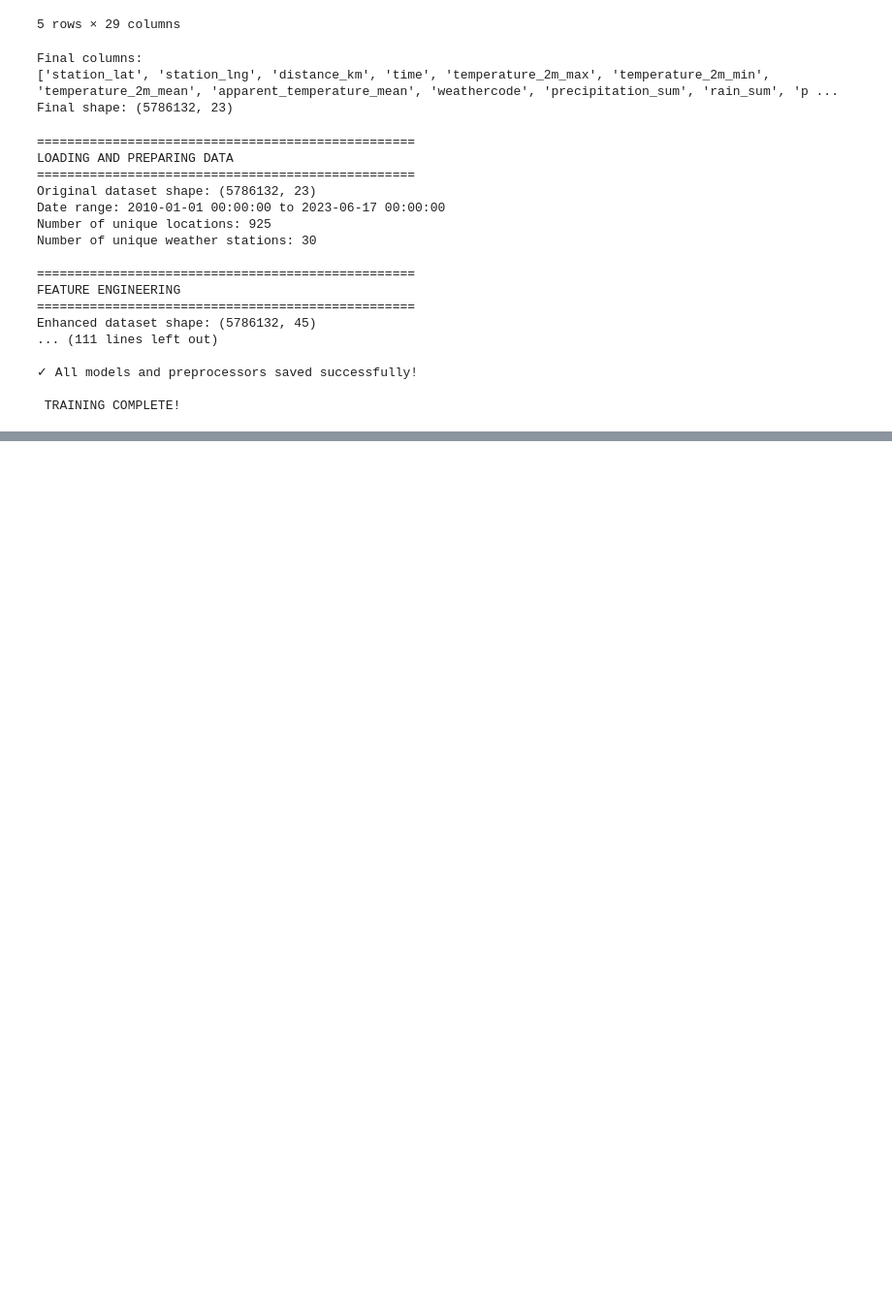
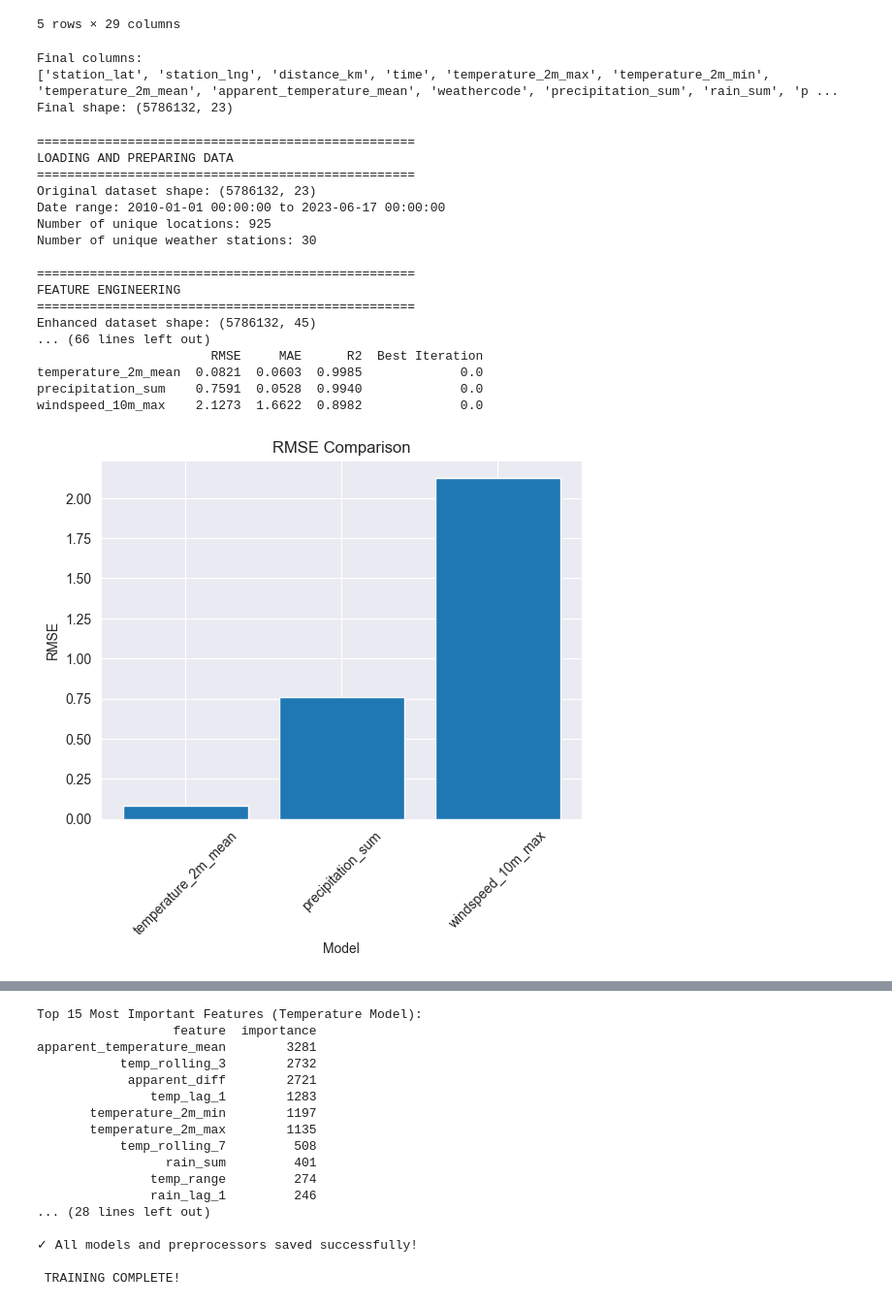
Before and after one commit to jaleel-muhiyadeen-206/AI-Powered-Intelligent-Tourism-Support-System, a Jupyter notebook: dataset_creating.ipynb, the cells around one changed output, grey strips where cells are left out. Shown at 97% size. Drawn from its saved outputs; the diff is of its cells as text; code cells hidden in the pictures; blank space fills up the shorter version.

```diff
--- a/dataset_creating.ipynb
+++ b/dataset_creating.ipynb
@@ -438,6 +438,35 @@ eval_df = pd.DataFrame(metrics).T
 print("\nModel Performance Summary:")
 print(eval_df.round(4))
 
+
+# ================= RMSE PLOT =================
+plt.figure()
+plt.bar(eval_df.index, eval_df["RMSE"])
+plt.title("RMSE Comparison")
+plt.ylabel("RMSE")
+plt.xlabel("Model")
+plt.xticks(rotation=45)
+plt.show()
+
+# ================= MAE PLOT =================
+plt.figure()
+plt.bar(eval_df.index, eval_df["MAE"])
+plt.title("MAE Comparison")
+plt.ylabel("MAE")
+plt.xlabel("Model")
+plt.xticks(rotation=45)
+plt.show()
+
+# ================= R² PLOT =================
+plt.figure()
+plt.bar(eval_df.index, eval_df["R2"])
+plt.title("R² Comparison")
+plt.ylabel("R² Score")
+plt.xlabel("Model")
+plt.xticks(rotation=45)
+plt.show()
+
+
 # Feature importance for temperature model
 print("\nTop 15 Most Important Features (Temperature Model):")
 feature_importance = pd.DataFrame({
@@ -540,35 +569,36 @@ print("SAVING MODELS FOR FUTURE USE")
 print("="*50)
 
 import joblib
 
 # Save models
 for target, model in models.items():
     model.save_model(f'lightgbm_model_{target}.txt')
     print(f"✓ Saved model: lightgbm_model_{target}.txt")
 
 # Save preprocessors
 joblib.dump(feature_cols, 'feature_columns.pkl')
 joblib.dump(le_district, 'label_encoder_district.pkl')
 joblib.dump(le_keyword, 'label_encoder_keyword.pkl')
 joblib.dump(le_city, 'label_encoder_city.pkl')
 
 print("\n✓ All models and preprocessors saved successfully!")
 print("\n TRAINING COMPLETE!")
 # %% [output]
 ==================================================
 LOADING AND PREPARING DATA
 ==================================================
 Original dataset shape: (5786132, 23)
 Date range: 2010-01-01 00:00:00 to 2023-06-17 00:00:00
 Number of unique locations: 925
 Number of unique weather stations: 30
 
 ==================================================
 FEATURE ENGINEERING
 ==================================================
 Enhanced dataset shape: (5786132, 45)
-... (111 lines left out)
-
-✓ All models and preprocessors saved successfully!
-
- TRAINING COMPLETE!
+... (66 lines left out)
+                       RMSE     MAE      R2  Best Iteration
+temperature_2m_mean  0.0821  0.0603  0.9985             0.0
+precipitation_sum    0.7591  0.0528  0.9940             0.0
+windspeed_10m_max    2.1273  1.6622  0.8982             0.0
+[figure, added]
@@ -575,2 +607,19 @@ Enhanced dataset shape: (5786132, 45)
+Top 15 Most Important Features (Temperature Model):
+                  feature  importance
+apparent_temperature_mean        3281
+           temp_rolling_3        2732
+            apparent_diff        2721
+               temp_lag_1        1283
+       temperature_2m_min        1197
+       temperature_2m_max        1135
+           temp_rolling_7         508
+                 rain_sum         401
+               temp_range         274
+               rain_lag_1         246
+... (28 lines left out)
+
+✓ All models and preprocessors saved successfully!
+
+ TRAINING COMPLETE!
 # %%
 
```
Also changed, not shown: parts of 2 cells of this notebook.
